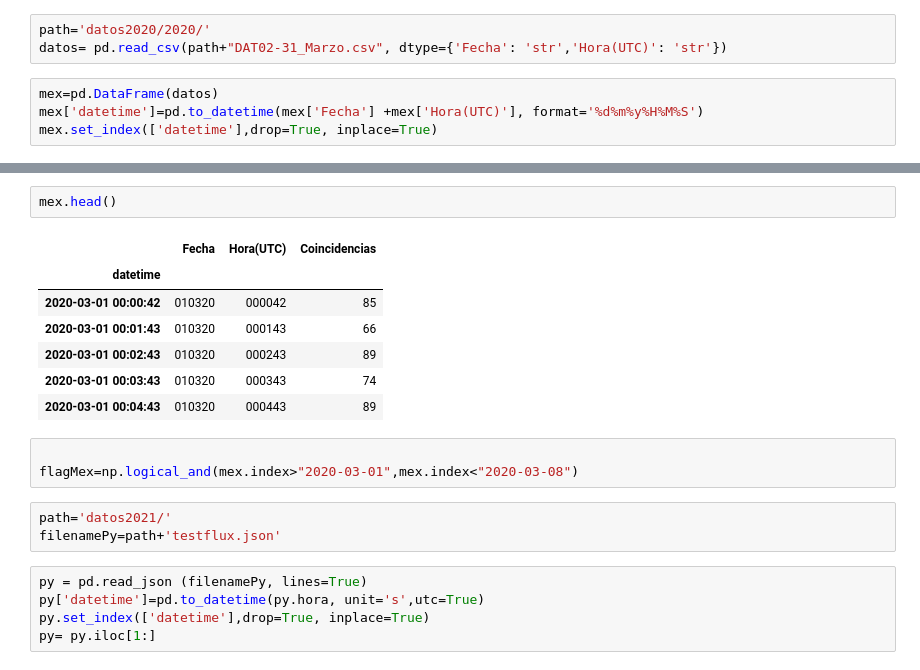
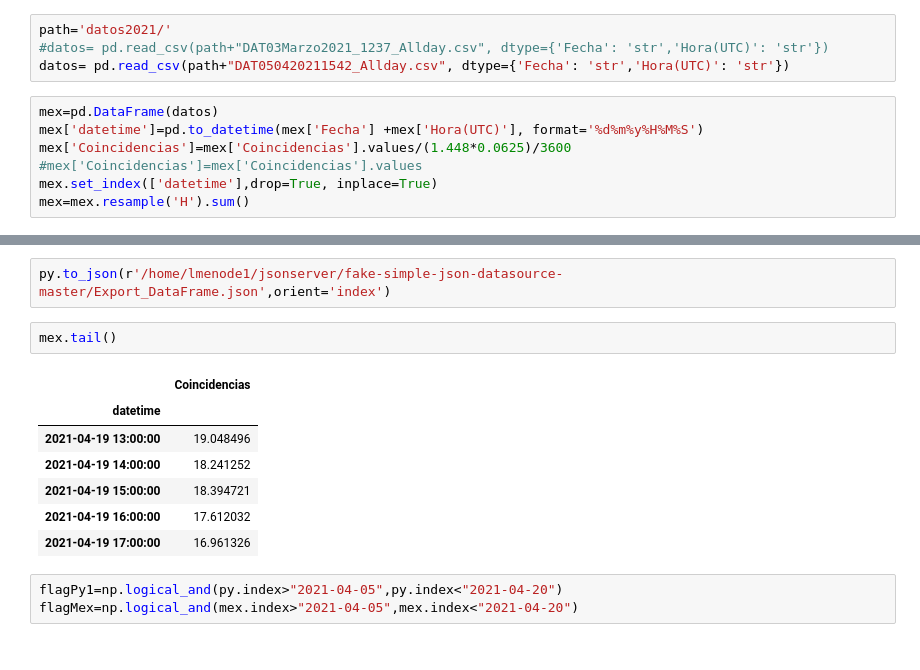
Before and after one commit to diegostaPy/escaramujo, a Jupyter notebook: 2021dataComparisonPyvsMex.ipynb, the cells around one changed output, grey strips where cells are left out. Drawn from its saved outputs; the diff is of its cells as text.

```diff
--- a/2021dataComparisonPyvsMex.ipynb
+++ b/2021dataComparisonPyvsMex.ipynb
@@ -6,9 +7,13 @@ import numpy as np
 import seaborn as sns
 import matplotlib.pyplot as plt
 # %%
-path='datos2020/2020/'
-datos= pd.read_csv(path+"DAT02-31_Marzo.csv", dtype={'Fecha': 'str','Hora(UTC)': 'str'})
+path='datos2021/'
+#datos= pd.read_csv(path+"DAT03Marzo2021_1237_Allday.csv", dtype={'Fecha': 'str','Hora(UTC)': 'str'})
+datos= pd.read_csv(path+"DAT050420211542_Allday.csv", dtype={'Fecha': 'str','Hora(UTC)': 'str'})
 # %%
 mex=pd.DataFrame(datos)
 mex['datetime']=pd.to_datetime(mex['Fecha'] +mex['Hora(UTC)'], format='%d%m%y%H%M%S')
+mex['Coincidencias']=mex['Coincidencias'].values/(1.448*0.0625)/3600
+#mex['Coincidencias']=mex['Coincidencias'].values
 mex.set_index(['datetime'],drop=True, inplace=True)
+mex=mex.resample('H').sum()
@@ -15,24 +37,18 @@ mex.set_index(['datetime'],drop=True, inplace=True)
+# %%
+py.to_json(r'/home/lmenode1/jsonserver/fake-simple-json-datasource-master/Export_DataFrame.json',orient='index')
 # %%
-mex.head()
+mex.tail()
 # %% [output]
-|  | Fecha | Hora(UTC) | Coincidencias |
-| datetime |  |  |  |
-| 2020-03-01 00:00:42 | 010320 | 000042 | 85 |
-| 2020-03-01 00:01:43 | 010320 | 000143 | 66 |
-| 2020-03-01 00:02:43 | 010320 | 000243 | 89 |
-| 2020-03-01 00:03:43 | 010320 | 000343 | 74 |
-| 2020-03-01 00:04:43 | 010320 | 000443 | 89 |
+|  | Coincidencias |
+| datetime |  |
+| 2021-04-19 13:00:00 | 19.048496 |
+| 2021-04-19 14:00:00 | 18.241252 |
+| 2021-04-19 15:00:00 | 18.394721 |
+| 2021-04-19 16:00:00 | 17.612032 |
+| 2021-04-19 17:00:00 | 16.961326 |
-# %%
-
-flagMex=np.logical_and(mex.index>"2020-03-01",mex.index<"2020-03-08")
-# %%
-path='datos2021/'
-filenamePy=path+'testflux.json'
-# %%
-py = pd.read_json (filenamePy, lines=True)
-py['datetime']=pd.to_datetime(py.hora, unit='s',utc=True)
-py.set_index(['datetime'],drop=True, inplace=True)
-py= py.iloc[1:]
+# %%
+flagPy1=np.logical_and(py.index>"2021-04-05",py.index<"2021-04-20")
+flagMex=np.logical_and(mex.index>"2021-04-05",mex.index<"2021-04-20")
 # %%
 py.tail()
 # %% [output]
```
Also changed, not shown: parts of 11 cells of this notebook, 22 other files.
